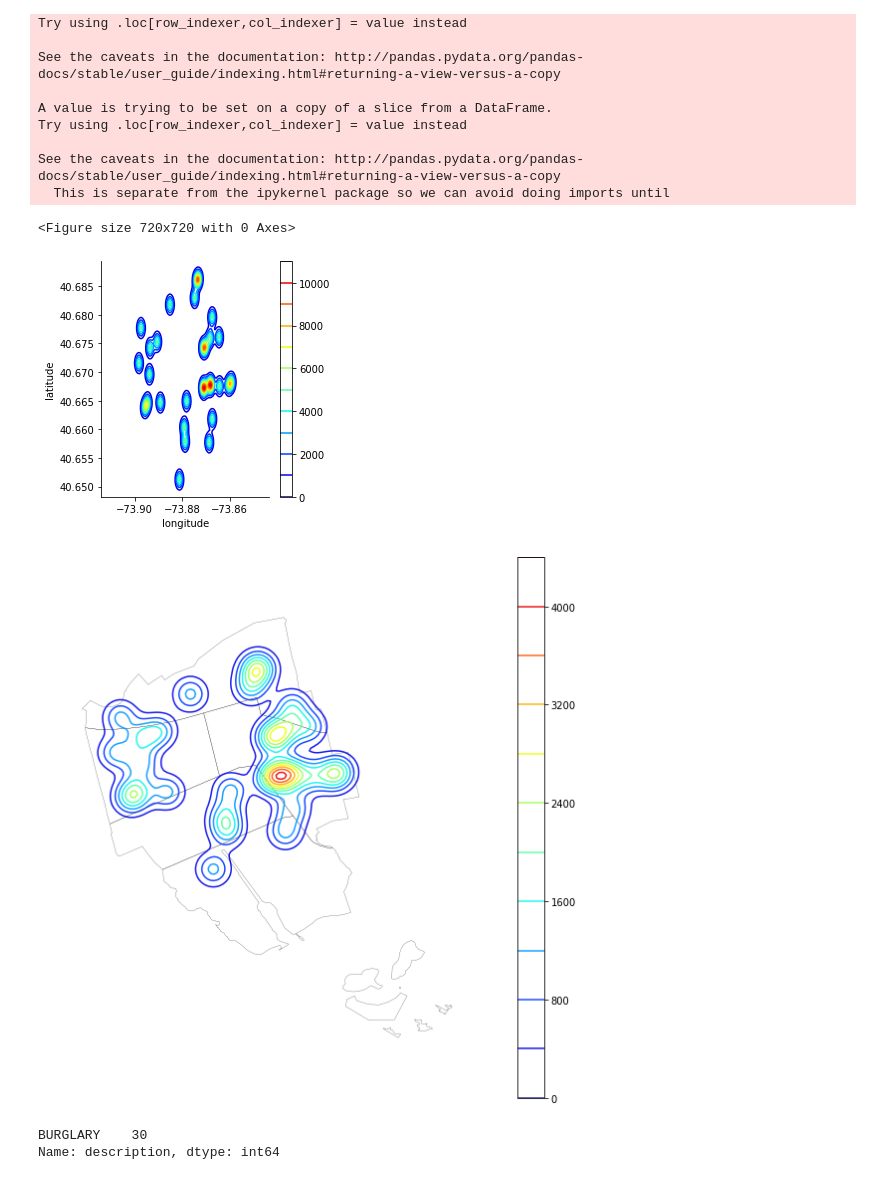
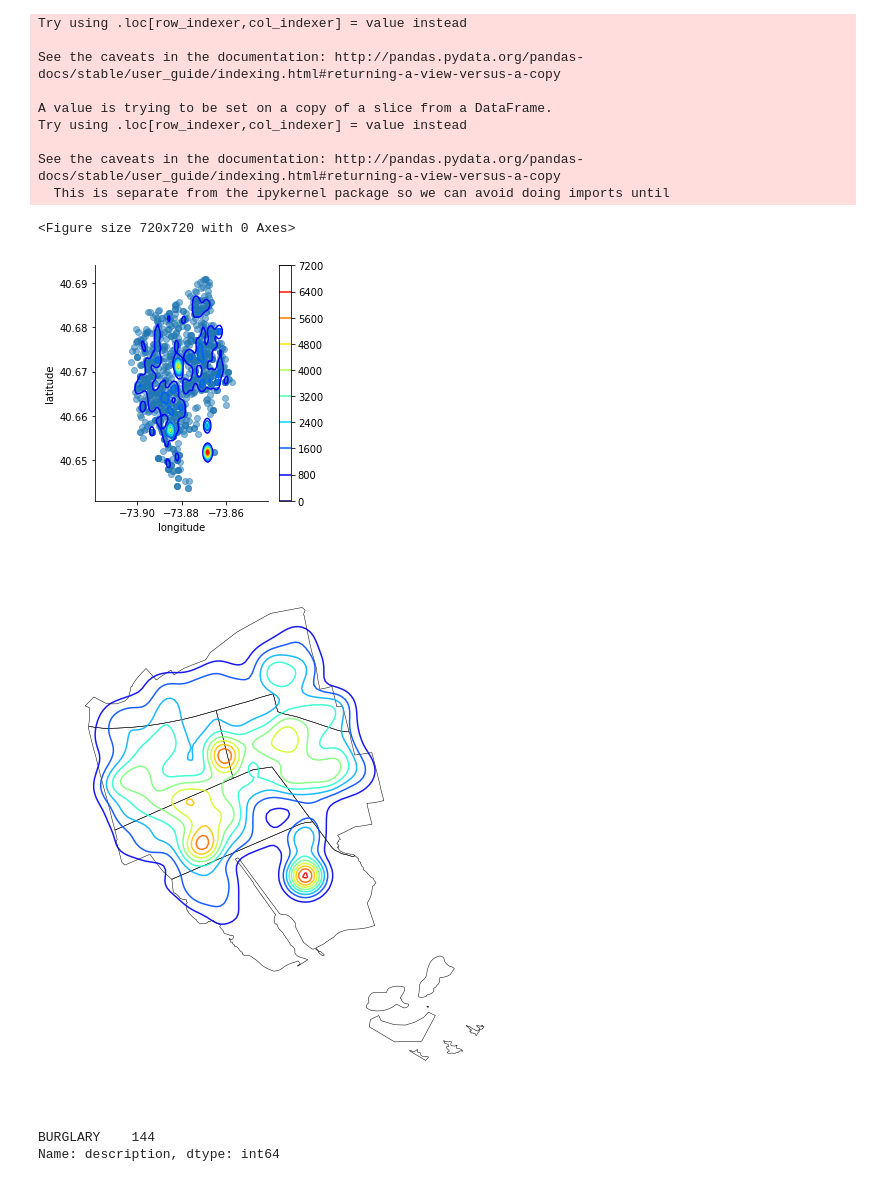
Before and after one commit to ta-data-lis/final-project, a Jupyter notebook: your-project/nyc-crime-eda.ipynb, the cells around one changed output. Drawn from its saved outputs; the diff is of its cells as text; code cells hidden in the pictures.

```diff
--- a/your-project/nyc-crime-eda.ipynb
+++ b/your-project/nyc-crime-eda.ipynb
@@ -130,7 +141,7 @@ UNAUTHORIZED USE OF A VEHICLE      16964
 RAPE                               15896
 Name: description, dtype: int64
 # %%
-test = crime[(crime.precinct == 75) & (crime.date > '2017-01-01') & (crime.date < '2017-02-01') & (crime.description == 'BURGLARY')]
+test = crime[(crime.precinct == 75) & (crime.date > '2017-01-01') & (crime.date < '2017-02-01')]
 test
 # %% [output]
 |  | date | time | precinct | class_code | description | level | borough | premises | geo |
@@ -200,8 +207,8 @@ plt.figure(figsize=(10, 10))
 ax = sns.lmplot('longitude', 'latitude',
                 data= test[['longitude','latitude']],
                 fit_reg=False,
-                size=4,
-                scatter_kws={'alpha':.1})
+                height=4,
+                scatter_kws={'alpha':.5})
 ax = sns.kdeplot(xcoords, ycoords,
                  cmap="jet",
                  bw=.001,
@@ -211,22 +218,21 @@ ax = sns.kdeplot(xcoords, ycoords,
                  shade_lowest=False)
 # %% [output]
 <Figure size 720x720 with 0 Axes>
-[figure, old version]
+[figure, new version]
 # %%
-ax = geoplot.polyplot(p75, figsize=(10, 10), lw= .2, facecolor= 'none', edgecolor='k', alpha=1);
+ax = geoplot.polyplot(p75, figsize=(10, 10), lw= .5, facecolor= 'none', edgecolor='k', alpha=1);
 ax = sns.kdeplot(xcoords, ycoords,
                  cmap="jet",
                  bw=.002,
                  #n_levels=10,
-                 cbar=True,
+                 cbar=False,
                  shade=False,
                  shade_lowest=False,
-                 alpha=.9,
-                lw=5)
+                 alpha=.9)
 # %% [output]
-[figure, old version]
+[figure, new version]
 # %%
 test.description.value_counts()
 # %% [output]
-BURGLARY    30
+BURGLARY    144
 Name: description, dtype: int64
```
Also changed, not shown: parts of 12 cells of this notebook, 4 other files.
